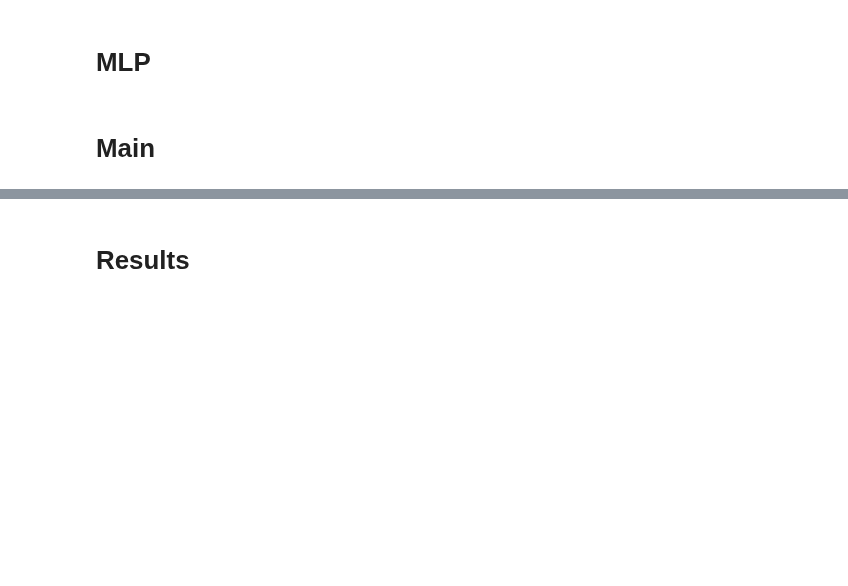
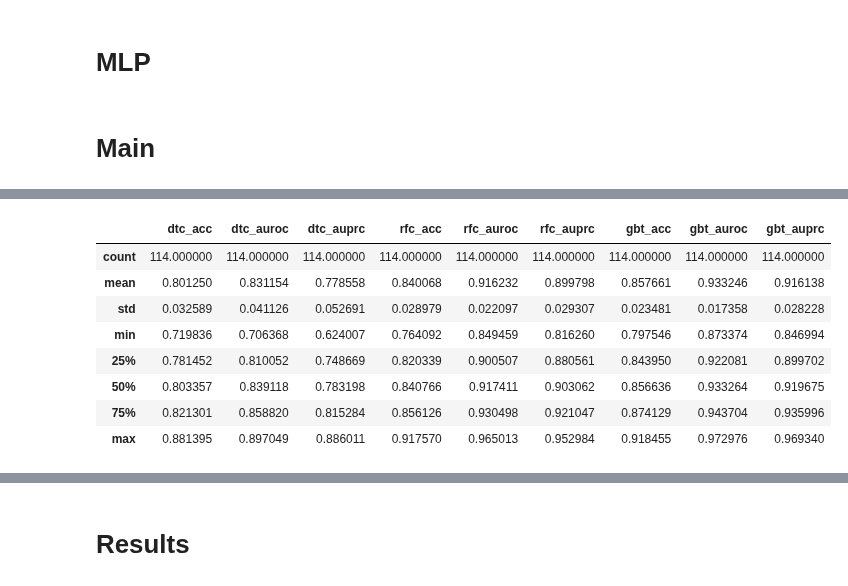
Before and after one commit to soroushomidvar/anomaly-detection, a Jupyter notebook: Spark Model.ipynb, the cells around one changed output, grey strips where cells are left out. Drawn from its saved outputs; the diff is of its cells as text; code cells hidden in the pictures; blank space fills up the shorter version.

```diff
--- a/Spark Model.ipynb
+++ b/Spark Model.ipynb
@@ -787,64 +874,73 @@ def call_kmeans(sdf):
 # %%
-#decision tree separately
+# decision tree separately
 def call_trees(sdf):
 
-    #create statistics dataframe
+    # create statistics dataframe
     trees_statistics_schema = StructType([
-    StructField("id", StringType()),
-    StructField("dtc_acc", FloatType()),
-    StructField("dtc_auroc", FloatType()),
-    StructField("dtc_auprc", FloatType()),
-    StructField("rfc_acc", FloatType()),
-    StructField("rfc_auroc", FloatType()),
-    StructField("rfc_auprc", FloatType()),
-    StructField("gbt_acc", FloatType()),
-    StructField("gbt_auroc", FloatType()),
-    StructField("gbt_auprc", FloatType())])
+        StructField("id", StringType()),
+        StructField("dtc_acc", FloatType()),
+        StructField("dtc_auroc", FloatType()),
+        StructField("dtc_auprc", FloatType()),
+        StructField("rfc_acc", FloatType()),
+        StructField("rfc_auroc", FloatType()),
+        StructField("rfc_auprc", FloatType()),
+        StructField("gbt_acc", FloatType()),
+        StructField("gbt_auroc", FloatType()),
+        StructField("gbt_auprc", FloatType())])
 
     trees_statistics = spark.createDataFrame([], trees_statistics_schema)
 
-    id_list=get_ids(sdf)
+    id_list = get_ids(sdf)
 
-    iteration=1
+    iteration = 1
     for i in np.nditer(id_list):
-        sdf_trees_by_id = sdf.filter(sdf.uid.like(str(i)+"-"+"%")) #filter IDs
-        print("customer "+ str(iteration)+": "+ str(i))
+        sdf_trees_by_id = sdf.filter(
+            sdf.uid.like(str(i)+"-"+"%"))  # filter IDs
+        print("customer " + str(iteration)+": " + str(i))
 
-        sdf_trees_by_id_malicious=create_malicious_df(sdf_trees_by_id)
-        sdf_trees_by_id_mixed= sdf_trees_by_id.union(sdf_trees_by_id_malicious)
+        sdf_trees_by_id_malicious = create_malicious_df(sdf_trees_by_id)
+        sdf_trees_by_id_mixed = sdf_trees_by_id.union(
+            sdf_trees_by_id_malicious)
 
-        #sdf_trees=prepare_for_decision_tree_methods(sdf)
+        # sdf_trees=prepare_for_decision_tree_methods(sdf)
 
-        sdf_trees=prepare_for_decision_tree_methods(sdf_trees_by_id_mixed)
-        train_data,test_data = sdf_trees.randomSplit([0.7,0.3])
+        sdf_trees = prepare_for_decision_tree_methods(sdf_trees_by_id_mixed)
+        train_data, test_data = sdf_trees.randomSplit([0.7, 0.3])
 
-        dtc_acc,dtc_auroc,dtc_auprc,rfc_acc,rfc_auroc,rfc_auprc,gbt_acc,gbt_auroc,gbt_auprc=decision_tree(train_data,test_data)
+        dtc_acc, dtc_auroc, dtc_auprc, rfc_acc, rfc_auroc, rfc_auprc, gbt_acc, gbt_auroc, gbt_auprc = decision_tree(
+            train_data, test_data)
 
-        print('A single decision tree had an accuracy of: {0:2.2f}%'.format(dtc_acc*100))
+        print('A single decision tree had an accuracy of: {0:2.2f}%'.format(
+            dtc_acc*100))
         print("DT Area under ROC Curve: {:.4f}".format(dtc_auroc))
         print("DT Area under PR Curve: {:.4f}".format(dtc_auprc))
-        print('A random forest ensemble had an accuracy of: {0:2.2f}%'.format(rfc_acc*100))
+        print('A random forest ensemble had an accuracy of: {0:2.2f}%'.format(
+            rfc_acc*100))
         print("RF Area under ROC Curve: {:.4f}".format(rfc_auroc))
         print("RF Area under PR Curve: {:.4f}".format(rfc_auprc))
-        print('A ensemble using GBT had an accuracy of: {0:2.2f}%'.format(gbt_acc*100))
+        print('A ensemble using GBT had an accuracy of: {0:2.2f}%'.format(
+            gbt_acc*100))
         print("GB Area under ROC Curve: {:.4f}".format(gbt_auroc))
         print("GB Area under PR Curve: {:.4f}".format(gbt_auprc))
 
-        newRow_for_statistics = spark.createDataFrame([(str(i), float(dtc_acc),float(dtc_auroc),float(dtc_auprc),
-                                                        float(rfc_acc),float(rfc_auroc),float(rfc_auprc),
-                                                        float(gbt_acc),float(gbt_auroc),float(gbt_auprc))])
+        newRow_for_statistics = spark.createDataFrame([(str(i), float(dtc_acc), float(dtc_auroc), float(dtc_auprc),
+                                                        float(rfc_acc), float(
+                                                            rfc_auroc), float(rfc_auprc),
+                                                        float(gbt_acc), float(gbt_auroc), float(gbt_auprc))])
         trees_statistics = trees_statistics.union(newRow_for_statistics)
 
-        iteration+=1
+        iteration += 1
     return trees_statistics
 
-print("-------------------- decision tree started!")
-trees_statistics=call_trees(sdf)
-trees_statistics.show()
-#save
+
+#print("-------------------- decision tree started!")
+# trees_statistics=call_trees(sdf)
+# trees_statistics.show()
+# save
 # result_pdf = trees_statistics.select("*").toPandas()
 # result_pdf.to_pickle(os.path.join(BASE_PATH, 'trees_statistics.pkl'))
-#load
-#df = pd.read_pickle(os.path.join(BASE_PATH, 'trees_statistics.pkl'))
-#df.head()
+# load
+df = pd.read_pickle(os.path.join(BASE_PATH, 'all_statistics_trees_k1.pkl'))
+df.head()
+df.describe()
 # %% [output]
@@ -867 +947,10 @@ GB Area under PR Curve: 0.9378
+|  | dtc_acc | dtc_auroc | dtc_auprc | rfc_acc | rfc_auroc | rfc_auprc | gbt_acc | gbt_auroc | gbt_auprc |
+| count | 114.000000 | 114.000000 | 114.000000 | 114.000000 | 114.000000 | 114.000000 | 114.000000 | 114.000000 | 114.000000 |
+| mean | 0.801250 | 0.831154 | 0.778558 | 0.840068 | 0.916232 | 0.899798 | 0.857661 | 0.933246 | 0.916138 |
+| std | 0.032589 | 0.041126 | 0.052691 | 0.028979 | 0.022097 | 0.029307 | 0.023481 | 0.017358 | 0.028228 |
+| min | 0.719836 | 0.706368 | 0.624007 | 0.764092 | 0.849459 | 0.816260 | 0.797546 | 0.873374 | 0.846994 |
+| 25% | 0.781452 | 0.810052 | 0.748669 | 0.820339 | 0.900507 | 0.880561 | 0.843950 | 0.922081 | 0.899702 |
+| 50% | 0.803357 | 0.839118 | 0.783198 | 0.840766 | 0.917411 | 0.903062 | 0.856636 | 0.933264 | 0.919675 |
+| 75% | 0.821301 | 0.858820 | 0.815284 | 0.856126 | 0.930498 | 0.921047 | 0.874129 | 0.943704 | 0.935996 |
+| max | 0.881395 | 0.897049 | 0.886011 | 0.917570 | 0.965013 | 0.952984 | 0.918455 | 0.972976 | 0.969340 |
 # %%
```
Also changed, not shown: parts of 26 cells of this notebook.
